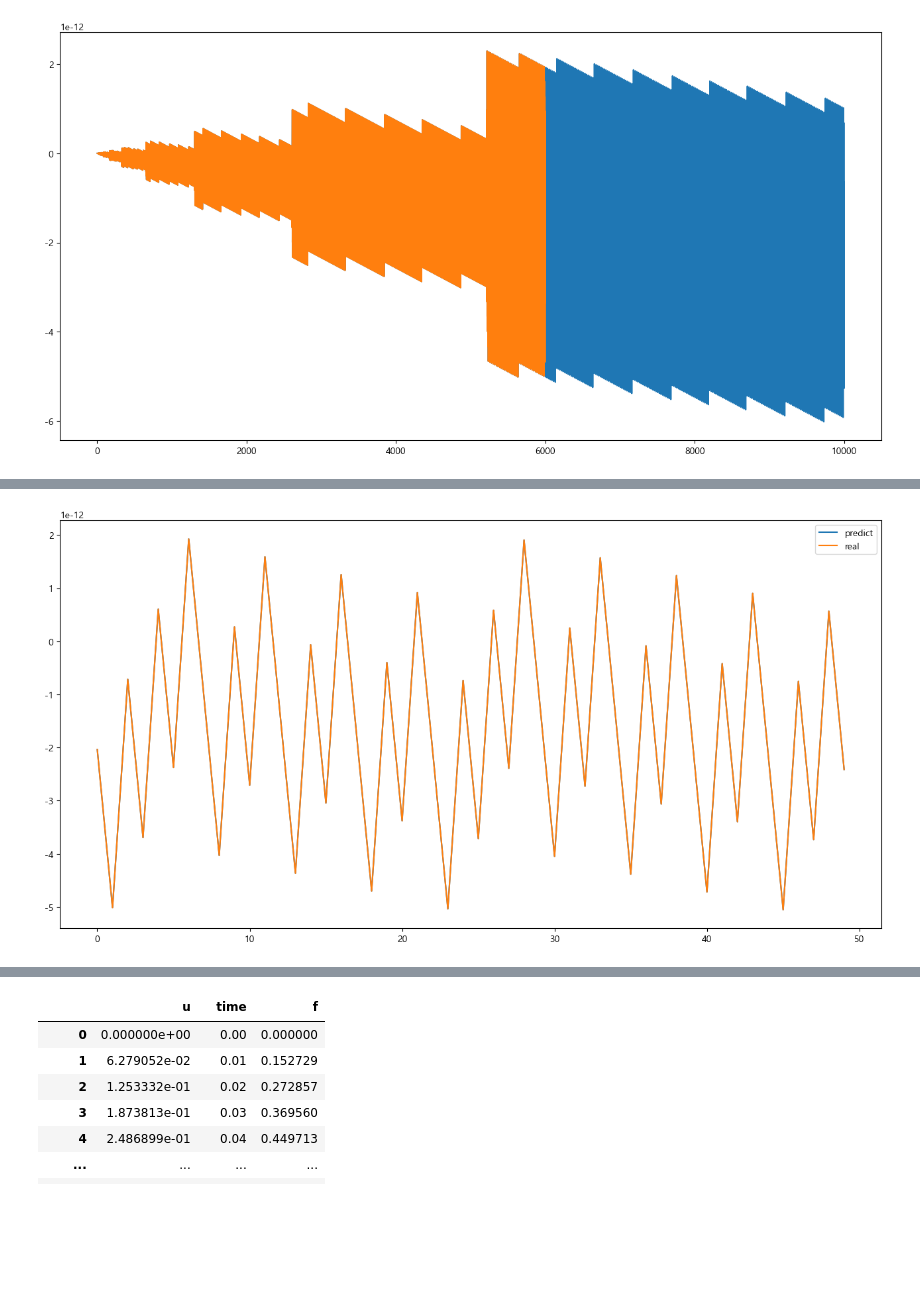
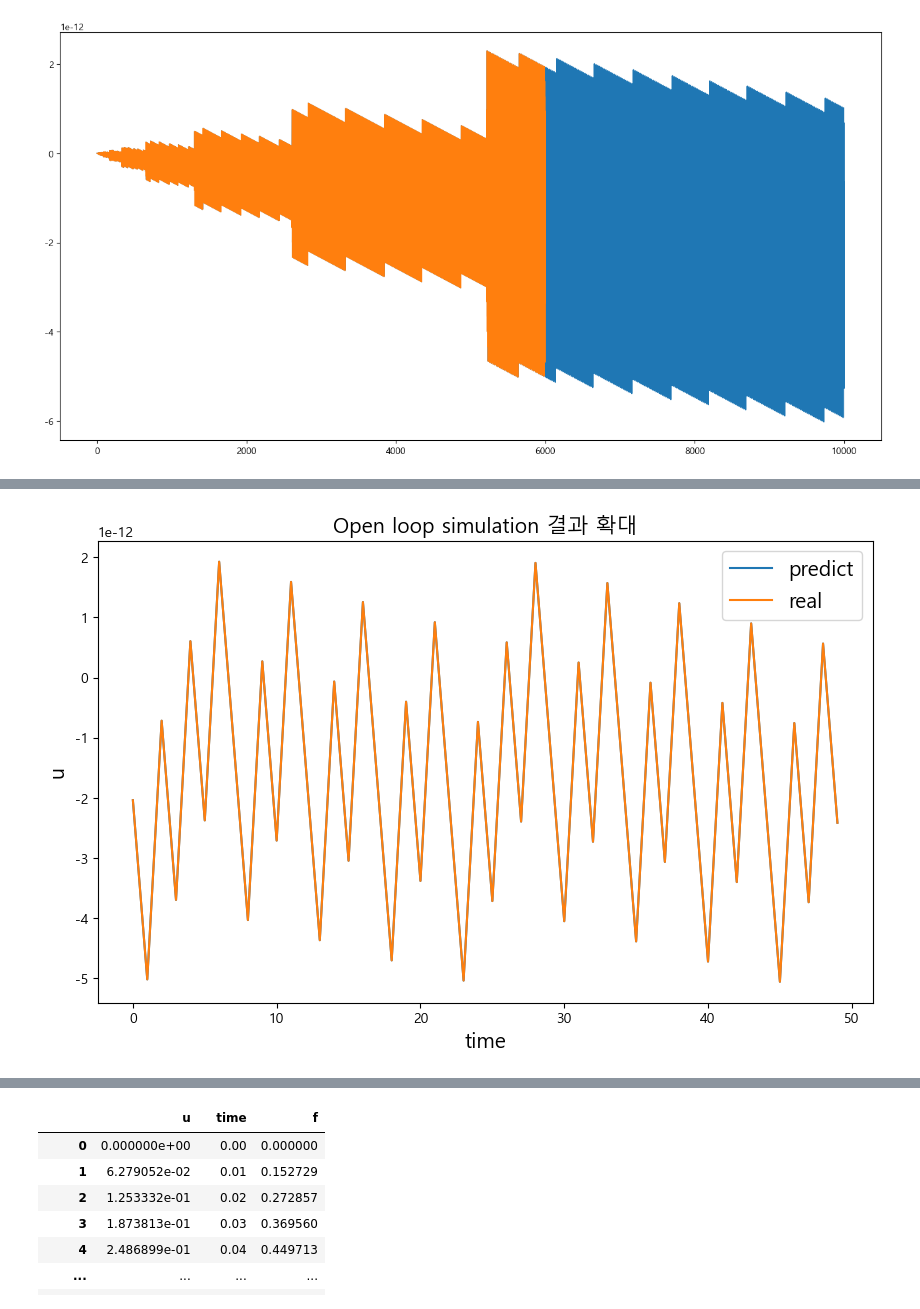
Before and after one commit to Jjineeq/hysteresis_curve, a Jupyter notebook: operator/ode_test.ipynb, the cells around one changed output, grey strips where cells are left out. Cells and saved outputs as stored; diff of their text form; code cells hidden in the pictures; blank space fills up the shorter version.

```diff
--- a/operator/ode_test.ipynb
+++ b/operator/ode_test.ipynb
@@ -193,11 +189,11 @@ def objective_function(params, z, dx, n, target_df):
     total_error = np.sum(np.abs(np.array(df_list) - np.array(target_df)))
     return total_error
 # %%
-lb = [-10, -10, -10]
-ub = [10, 10, 10]
+lb = [-10, -10, -10, -10]
+ub = [10, 10, 10, 10]
 
-args = (0, train_dx, 1, np.append(np.diff(train_df['f'], axis=0),0))
+args = (train_dx, np.append(np.diff(train_df['f'], axis=0),0))
 # %%
-optimized_params, _ = pso(objective_function, lb, ub, maxiter=5000, args = args, debug = True)
+optimized_params, _ = pso(objective_function, lb, ub, maxiter=50, args = args, debug = True, minstep=1e-7)
 # %% [output]
 No constraints given.
@@ -212,10 +214,10 @@ array([ 6.01230246,  1.60578669, -7.51309816])
 # %%
-gamma, beta, alpha = optimized_params
+gamma, beta, alpha, n = optimized_params
 # %%
 result_matrix_2 = np.zeros((len(df), 4)) # z, x, f, e
 # %%
 for i in range(len(result_matrix_2)-1):
-    res = eval_inc(result_matrix_2[i,1], d_x[i], gamma, beta, alpha, 1)
+    res = eval_inc(result_matrix_2[i,1], d_x[i], gamma, beta, alpha, 5)
 
     result_matrix_2[i+1,0] = result_matrix_2[i,0] + d_x[i] # x
     result_matrix_2[i+1,1] = result_matrix_2[i,1] + res[0] # z
@@ -257,8 +274,11 @@ plt.show()
 # %%
-plt.figure(figsize = (16, 8))
-plt.plot(range(50),result_matrix_2[:,2][len(train_df):len(train_df)+50])
+plt.figure(figsize = (10, 6))
+plt.title('Open loop simulation 결과 확대', fontsize = 15)
+plt.plot(range(50),result_matrix_2[:,0][len(train_df):len(train_df)+50])
 plt.plot(range(50), df.u[len(train_df):len(train_df)+50])
-plt.legend(['predict', 'real'])
+plt.legend(['predict', 'real'], fontsize= 15)
+plt.ylabel('u', fontsize = 15)
+plt.xlabel('time', fontsize = 15)
 plt.show()
 # %% [output]
-[figure, old version]
+[figure, new version]
```
Also changed, not shown: parts of 22 cells of this notebook, 3 other files.
